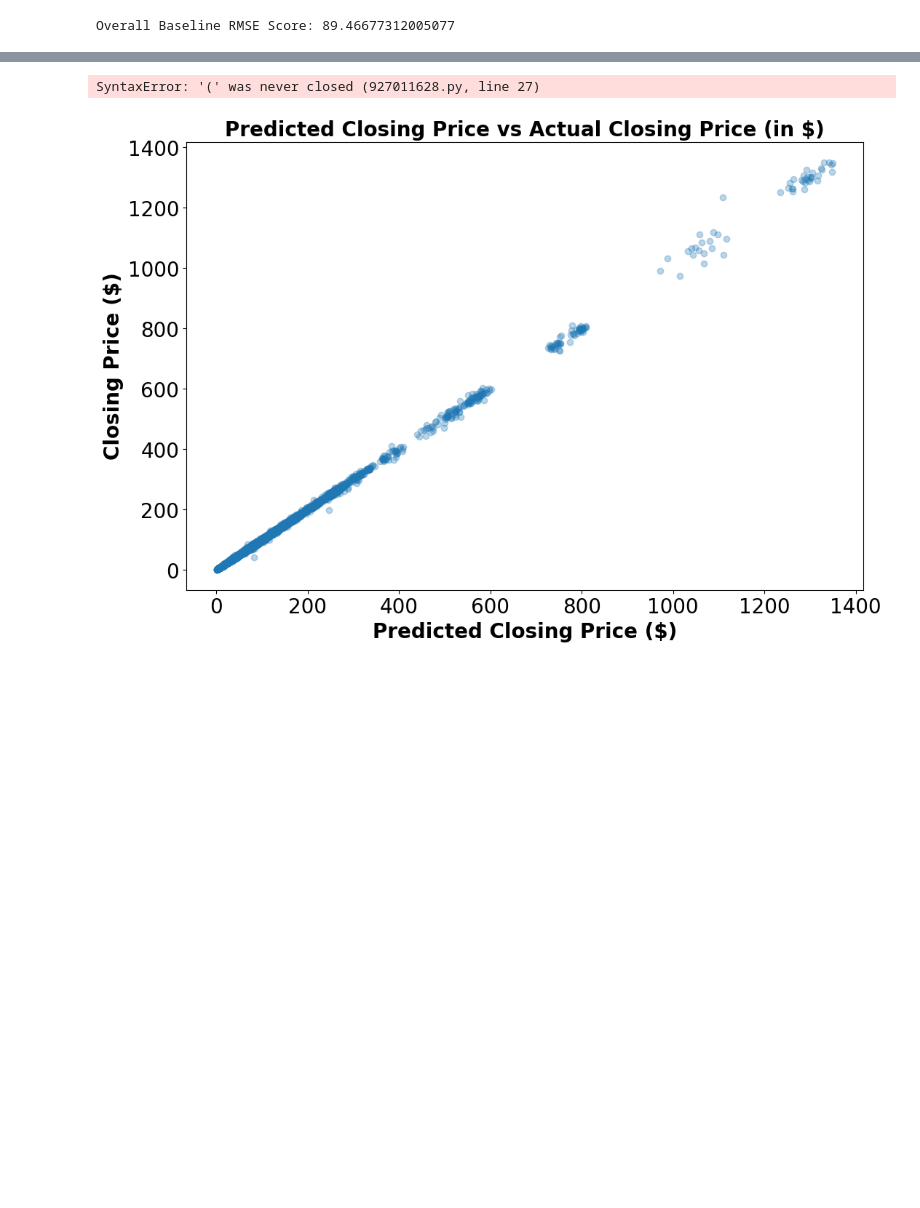
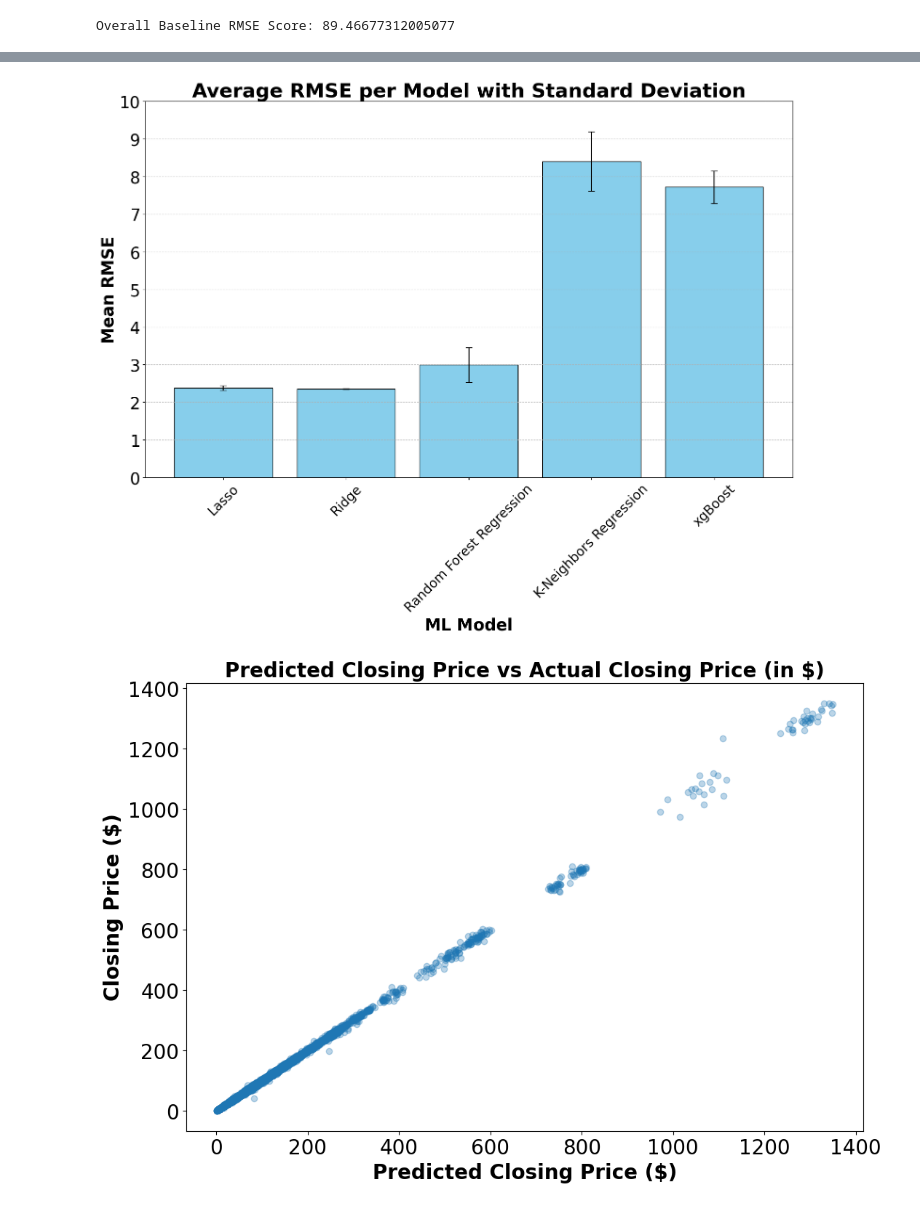
Before and after one commit to chistefano/Final_DATA1030, a Jupyter notebook: src/Final.ipynb, the cells around one changed output, grey strips where cells are left out. Drawn from its saved outputs; the diff is of its cells as text; code cells hidden in the pictures; blank space fills up the shorter version.

```diff
--- a/src/Final.ipynb
+++ b/src/Final.ipynb
@@ -606,6 +615,7 @@ def generate_val_train_splits(X_other):
 #as well as returning the best model and its performance on our datasets
 #in terms of root mean squared error
 # %%
+#Creating a pipeline to find the RMSE of the different ML models and the best model with tuned hyperparameters
 def MLpipe_RMSE(X_matrix, y_matrix, preprocessor, ML_algo, param_grid):
     test_scores = []
     best_models = []
@@ -621,9 +631,8 @@ def MLpipe_RMSE(X_matrix, y_matrix, preprocessor, ML_algo, param_grid):
     pipeline = Pipeline(steps=[('preprocessor', preprocessor), ('ml_algo', ML_algo)])
 
     #For all 5 of the X_other splits:
-
-    for ps in all_ps:
-
+    for train_size, ps in all_ps:
+        #Use a GridSearch pipeline to process and crossvalidate the data as well as doing hyperparameter tuning
         clf = GridSearchCV(pipeline, cv=ps, param_grid=param_grid, scoring='neg_mean_squared_error')
         #Fit the data
         clf.fit(X_other.drop(columns=['Date', 'Company']), y_other['close'])
@@ -885,35 +1013,35 @@ Wall time: 2min 58s
+# %%
+model_names = ["Lasso", "Ridge", "Random Forest Regression", "K-Neighbors Regression", "xgBoost"]
+RMSE_values = [test_scores_lasso, test_scores_ridge, test_scores_Forest, test_scores_KNR, test_scores_xgb]  # replace with actual RMSE values
+
+df_results = pd.DataFrame([RMSE_values], columns=model_names)
+df.to_csv('/Users/stefano/Desktop/DATA1030/FinalProject/results/results.csv', index=True)
 # %%
 #Displaying the mean RMSE and standard deviation of the different models that have been run.
 # %%
-#Plot the results and their standard deviations on a bar graph.
-x_value = ['Lasso Regression', 'Ridge Regression', 'Random Forest Regression', 'K Neighbour Regression', 'XGBoost']
+#Plotting the mean RMSE and standard deviation of the average RMSE for each machine learning model
+#we tried
+
+#collect mean RMSE and its standard deviation for each model
 mean_rmse = [mean_score_lasso, mean_score_ridge, mean_score_forest, mean_score_KNR, mean_score_xgb]
 std_dev = [standard_deviation_lasso, standard_deviation_ridge, standard_deviation_forest, standard_deviation_KNR, std_deviation_xgb]
 
+#Plot figure, which will show the mean RMSE and its standard deviation as error plots.
 plt.figure(figsize=(15, 12))
-
-plt.bar(x_value, mean_rmse, yerr=std_dev, capsize=5, color='skyblue', edgecolor='black')
-
+plt.bar(model_names, mean_rmse, yerr=std_dev, capsize=5, color='skyblue', edgecolor='black')
 plt.xlabel('ML Model', weight='bold', size=25)
 plt.ylabel('Mean RMSE', weight='bold',size=25)
-
-plt.xticks(rotation=45, size=20)
-
-plt.yticks(np.arange(0, 10, size=25)
-
+plt.xticks(rotation=45,size=20)
+plt.yticks(np.arange(0, 11), size=25)
 plt.ylim(0, 10)
-
 plt.title('Average RMSE per Model with Standard Deviation', weight='bold', size=30)
-
 plt.grid(axis='y', linestyle='--', alpha=0.7)
-
 plt.tight_layout()
-
+#Save figure
 plt.savefig('/Users/stefano/Desktop/DATA1030/FinalProject/Figures/AverageRMSEPlot.png', dpi=300)
-
 plt.show()
 # %% [output]
-SyntaxError: '(' was never closed (927011628.py, line 27)
+[figure, added]
 # %%
 #Creating a graph to show the Ridge Model with its tuned hyperparameters' prediction of the closing price
 #and the actual closing price of the stock.
```
Also changed, not shown: parts of 34 cells of this notebook.
